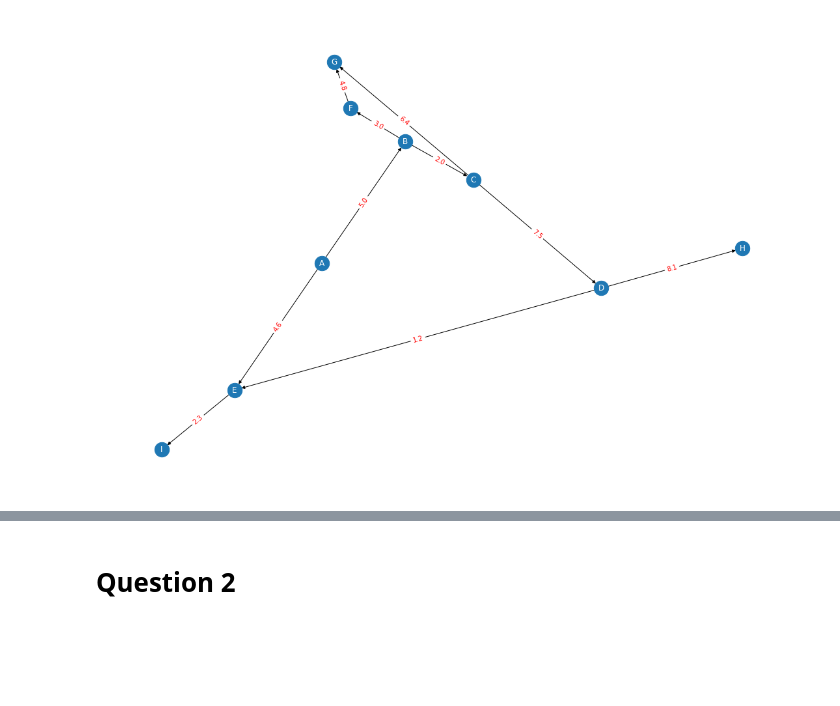
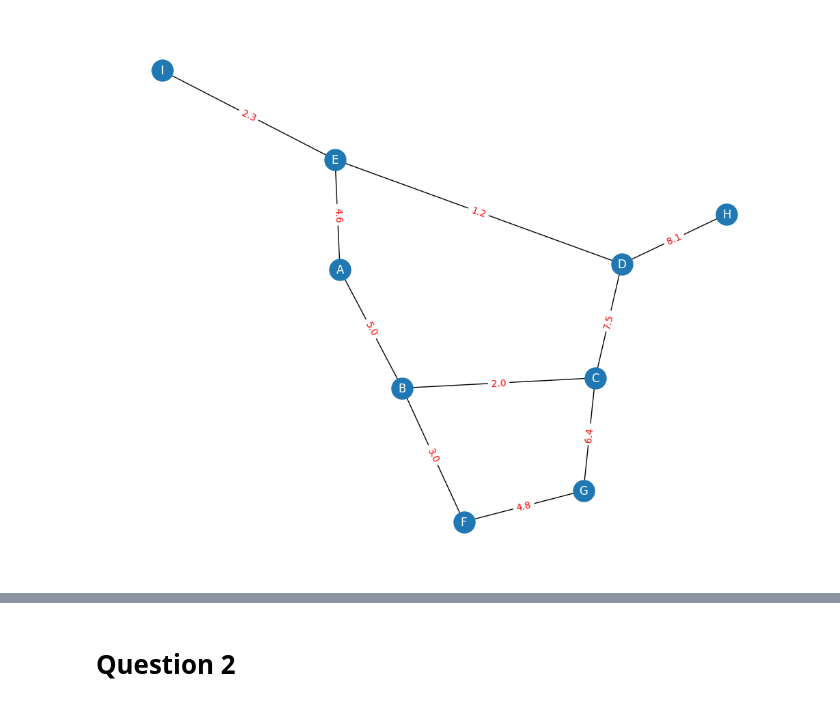
Before and after one commit to Umair-Syed/Social_Network_Analysis, a Jupyter notebook: Social_Network_Assignment_1.ipynb, the cells around one changed output, grey strips where cells are left out. Saved outputs shown, nothing was run; the diff lists cells and outputs as text; code cells hidden in the pictures; blank space fills up the shorter version.

```diff
--- a/Social_Network_Assignment_1.ipynb
+++ b/Social_Network_Assignment_1.ipynb
@@ -57,19 +47,30 @@ plt.show()
 # %%
-# Create a graph using the adjacency matrix
-DG = nx.DiGraph(adj_matrix)
+def drawGraph(graph):
+  pos = nx.spring_layout(graph, k = 0.4, iterations=50)
+  nx.draw(graph, pos, labels=node_labels, with_labels=True, node_size=500, font_color ='w')
+  edge_labels = nx.get_edge_attributes(graph, 'weight')
+  nx.draw_networkx_edge_labels(graph, pos, edge_labels=edge_labels, font_color='red')
+  fig = plt.gcf()
+  fig.set_size_inches(10, 8)
+  if graph.is_directed():
+    fig.savefig('directed_graph.png', dpi=100)
+  else:
+    fig.savefig('undirected_graph.png', dpi=100)
 
-# Set the node labels to be the node names
-node_labels = {i: node for node, i in node_dict.items()}
-nx.set_node_attributes(DG, node_labels, 'label')
-
-# Draw the graph using NetworkX and Matplotlib
-pos = nx.spring_layout(DG)
-nx.draw(DG, pos, labels=node_labels, with_labels=True, node_size=500, font_color ='w')
-edge_labels = nx.get_edge_attributes(DG, 'weight')
-nx.draw_networkx_edge_labels(DG, pos, edge_labels=edge_labels, font_color='red')
-fig = plt.gcf()
-fig.set_size_inches(15, 10)
-fig.savefig('directed_graph.png', dpi=100)
-plt.show()
+  plt.show()
-# %% [output]
-[figure, removed]
+# %%
+# Create a dictionary that maps node names to indices in the adjacency matrix
+node_dict = {node: i for i, node in enumerate(set(df['src']) | set(df['dst']))}
+
+adj_matrix = get_adj_matrix(node_dict)
+# %%
+# Create a graph using the adjacency matrix
+undirectedGraph = nx.Graph(adj_matrix)
+
+# Set the node labels to be the node names
+node_labels = {i: node for node, i in node_dict.items()}
+nx.set_node_attributes(undirectedGraph, node_labels, 'label')
+
+drawGraph(undirectedGraph)
+# %% [output]
+[figure, added]
```
Also changed, not shown: parts of 31 cells of this notebook, 3 other files.
